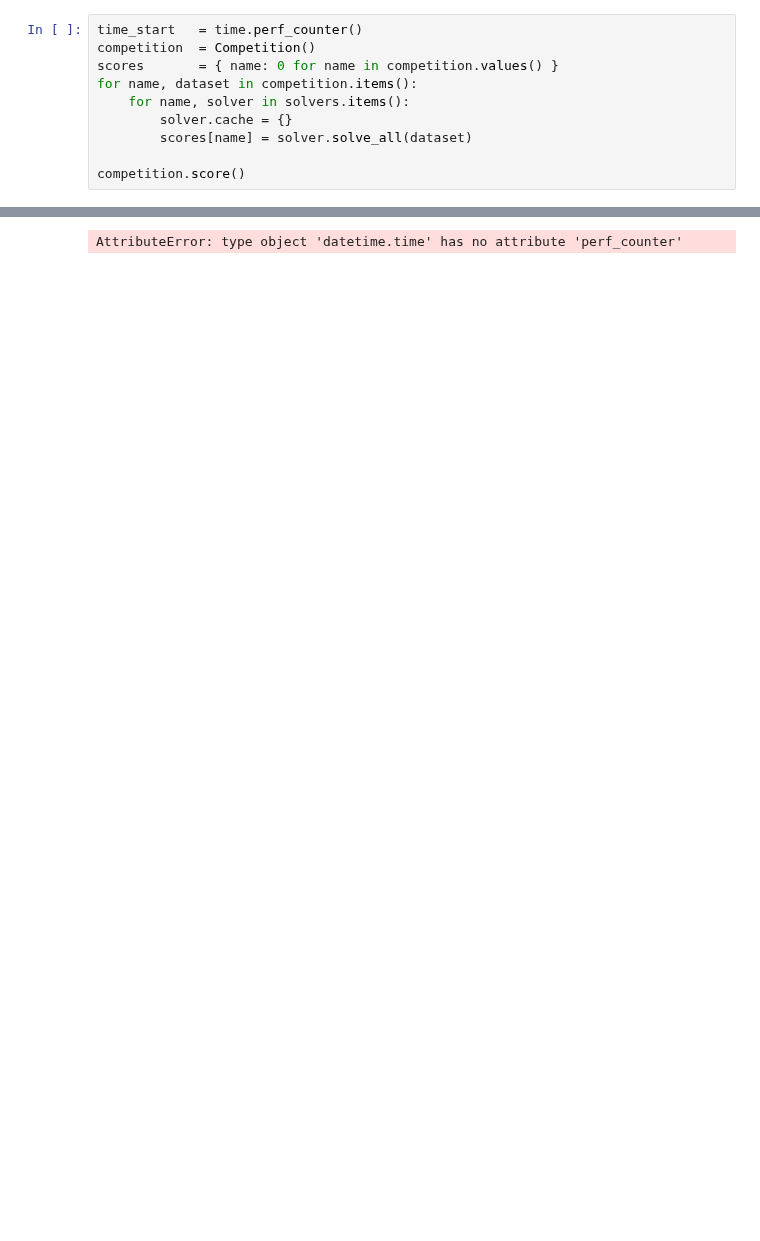
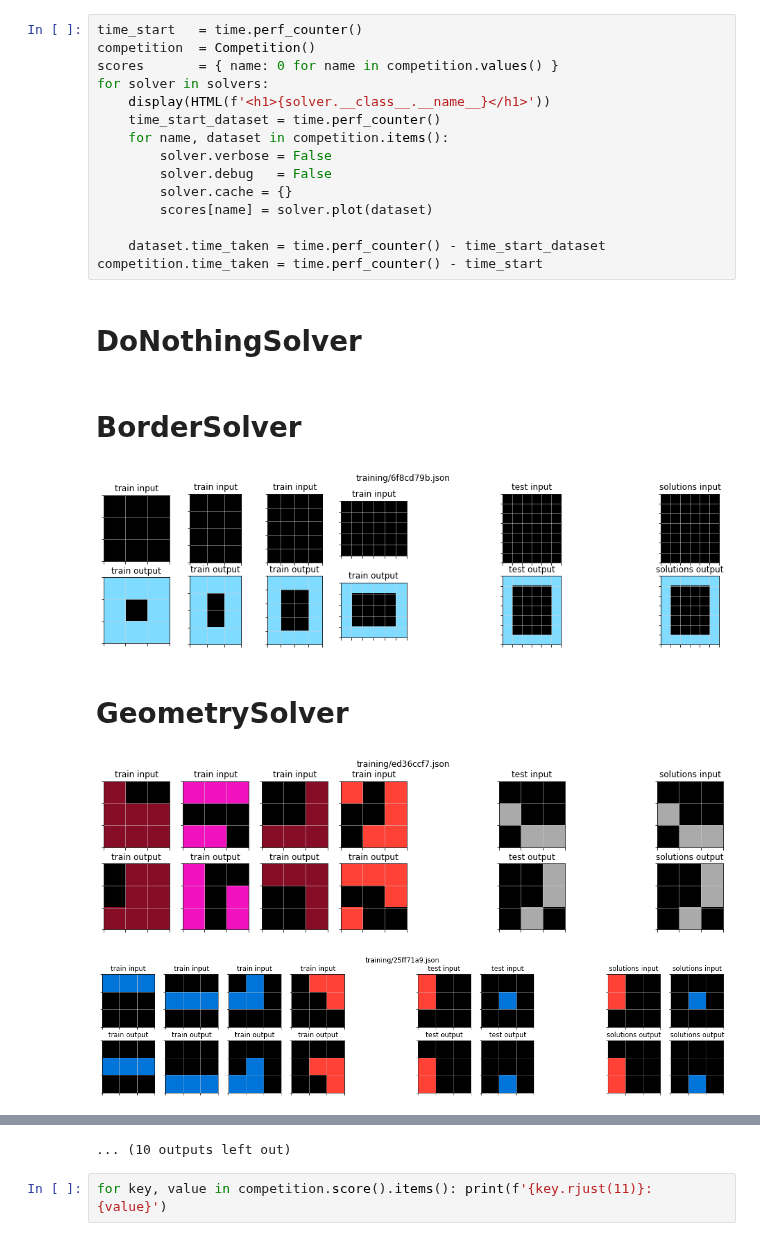
Before and after one commit to JamesMcGuigan/ai-games, a Jupyter notebook: src_james/original/main.ipynb, the cells around one changed output, grey strips where cells are left out. Saved outputs shown, nothing was run; the diff lists cells and outputs as text; blank space fills up the shorter version.

Commit message:
DataModel | debug pipeline to work with original Solver

```diff
--- a/src_james/original/main.ipynb
+++ b/src_james/original/main.ipynb
@@ -13,11 +10,22 @@ ImportError: dlopen(/Users/jamie/code/kaggle-arc/venv/lib/python3.7/site-package
 # %%
 time_start   = time.perf_counter()
 competition  = Competition()
 scores       = { name: 0 for name in competition.values() }
-for name, dataset in competition.items():
-    for name, solver in solvers.items():
+for solver in solvers:
+    display(HTML(f'<h1>{solver.__class__.__name__}</h1>'))
+    time_start_dataset = time.perf_counter()
+    for name, dataset in competition.items():
+        solver.verbose = False
+        solver.debug   = False
         solver.cache = {}
-        scores[name] = solver.solve_all(dataset)
+        scores[name] = solver.plot(dataset)
 
-competition.score()
+    dataset.time_taken = time.perf_counter() - time_start_dataset
+competition.time_taken = time.perf_counter() - time_start
 # %% [output]
+DoNothingSolver
+BorderSolver
+[figure, added]
+GeometrySolver
+[figure, added]
+[figure, added]
@@ -24 +38,3 @@ competition.score()
-AttributeError: type object 'datetime.time' has no attribute 'perf_counter'
+... (10 outputs left out)
+# %%
+for key, value in competition.score().items(): print(f'{key.rjust(11)}: {value}')
```
Also changed, not shown: parts of 2 cells of this notebook, 15 other files.
